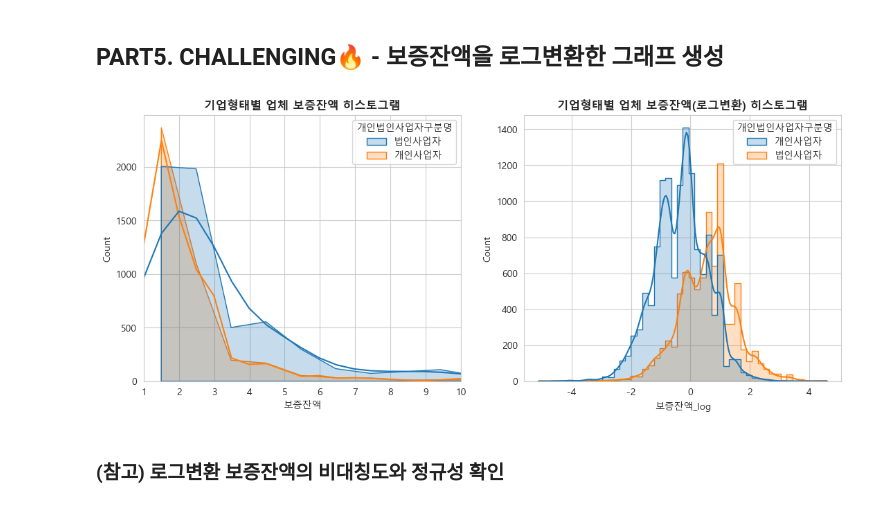
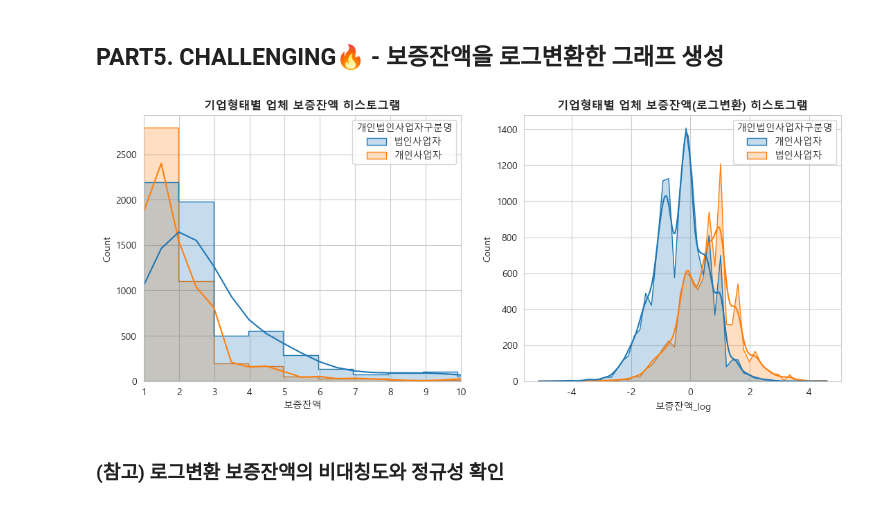
Before and after one commit to ta2444/KODIT_DT, a Jupyter notebook: 03. histplot(히스토그램) 실습.ipynb, the cells around one changed output. Drawn from its saved outputs; the diff is of its cells as text; code cells hidden in the pictures.

```diff
--- a/03. histplot(히스토그램) 실습.ipynb
+++ b/03. histplot(히스토그램) 실습.ipynb
@@ -25,9 +29,13 @@ pd.options.display.float_format = '{:.2f}'.format     # 표시할 숫자 형식
 ## **PART2. 데이터 로드**
 # %%
 # 데이터 로드 및 정보 / 요약통계량 확인
-df = pd.read_csv(path + r'\janamt_by_grade.csv', encoding = 'cp949')
-df.info()
-df.describe()
+# pd.read_csv() 메서드 사용
+
+# 데이터프레임명 : df
+# 사용할 rawfile : janamt_by_grade.csv
+# 한글 인코딩 형식 : cp949
+
+df =
 # %% [output]
 <class 'pandas.core.frame.DataFrame'>
 RangeIndex: 21233 entries, 0 to 21232
@@ -117,22 +142,22 @@ print('정규성검정 p-value : ',round(kstest(df_agg['보증잔액'], 'norm')[
 # %%
 # 로그변환 보증잔액 생성
 df_agg['보증잔액_log'] = np.log(df_agg['보증잔액'])
 
 # 그래프 생성
 fig = plt.figure(figsize = [13, 5])
 plt.subplot(121)
-sns.histplot(data = df_agg[df_agg['보증잔액'] > 1], x = '보증잔액', element = 'poly',
+sns.histplot(data = df_agg[df_agg['보증잔액'] >= 1], x = '보증잔액', element = 'step',
              kde = True, hue = '개인법인사업자구분명', bins = 100)
 plt.xlim(1, 10)
 plt.title("기업형태별 업체 보증잔액 히스토그램", fontweight = 'bold')
 
 plt.subplot(122)
-sns.histplot(data = df_agg, x = '보증잔액_log', element = 'step',
+sns.histplot(data = df_agg, x = '보증잔액_log', element = 'poly',
              kde = True, hue = '개인법인사업자구분명', bins = 50)
 # plt.xlim(15, 23)
 plt.title("기업형태별 업체 보증잔액(로그변환) 히스토그램", fontweight = 'bold');
 # %% [output]
-[figure, old version]
+[figure, new version]
 # %% [markdown]
 ### **(참고) 로그변환 보증잔액의 비대칭도와 정규성 확인**
 # %%
```
Also changed, not shown: parts of 5 cells of this notebook, 14 other files.
